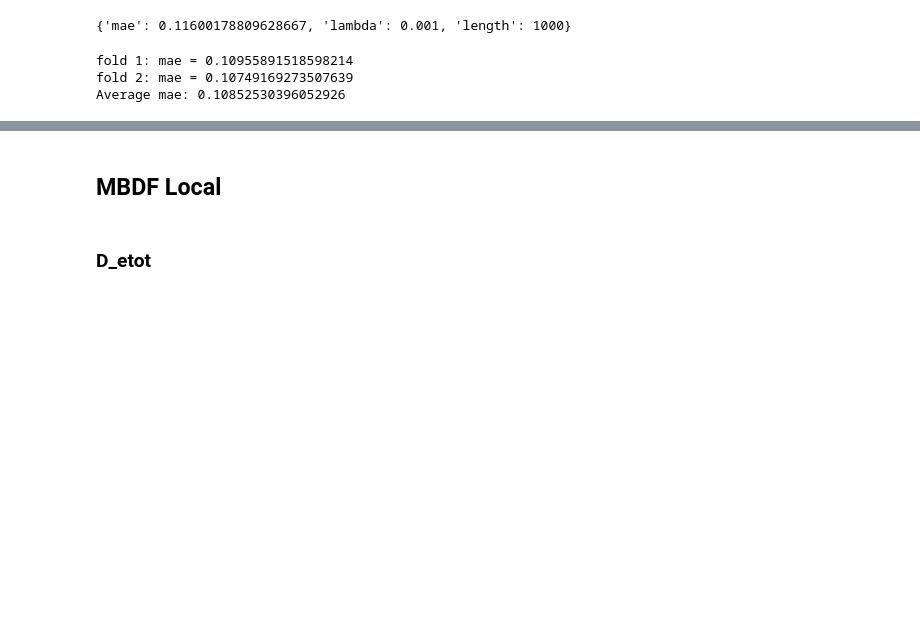
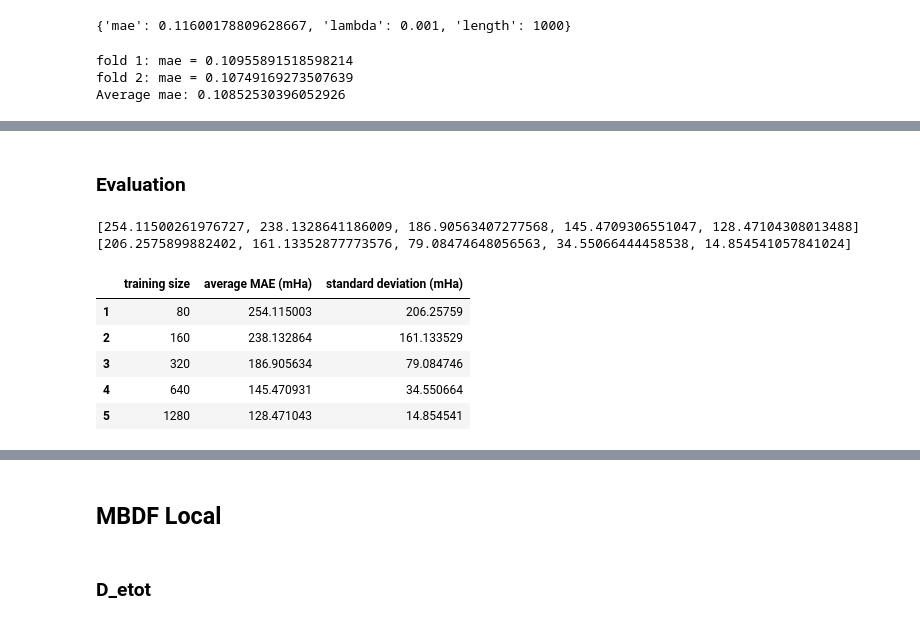
Before and after one commit to GabrielWu2004/Alchemical_Normal_Modes, a Jupyter notebook: [2]_ANM_with_coronene/main_code/baseline_model.ipynb, the cells around one changed output, grey strips where cells are left out. Drawn from its saved outputs; the diff is of its cells as text; code cells hidden in the pictures; blank space fills up the shorter version.

Commit message:
finalized some graphs for coronene and additional testing for atomization and electronic energy

```diff
--- a/[2]_ANM_with_coronene/main_code/baseline_model.ipynb
+++ b/[2]_ANM_with_coronene/main_code/baseline_model.ipynb
@@ -20,8 +20,9 @@ from helper_code.util import evaluate_performance_local_v2, evaluate_performance
 mbdf = np.genfromtxt("../data/coronene_training_data/MBDF.csv", delimiter=',').reshape((-1, 36, 6))
 df = np.genfromtxt("../data/coronene_training_data/DF.csv", delimiter=',')
 
-D_etot = pd.read_csv(f'../data/coronene_training_data/delta_total_energy.csv').to_numpy()
-DD_etot = pd.read_csv(f'../data/coronene_training_data/DD_e_tot.csv').to_numpy()
+D_e_tot = pd.read_csv(f'../data/coronene_training_data/D_e_tot.csv').to_numpy()
+D_e_elec = pd.read_csv(f'../data/coronene_training_data/D_e_elec.csv').to_numpy()
+D_e_atom = pd.read_csv(f'../data/coronene_training_data/D_e_atom.csv').to_numpy()
 # %%
 coronene_energy_raw_data = np.load("../data/coronene_raw_data/coronene_mutants_pbe_pcx2_corrected3.npz", allow_pickle=True)
 charges = coronene_energy_raw_data['charges']
@@ -156,0 +195,35 @@ Loss: 0.10852530396052926
+# %% [markdown]
+### Evaluation ###
+# %%
+X = df
+y = D_e_atom
+
+best_params = {'lambda': 1e-06, 'length': 1000}
+
+columns = ['training size', 'average MAE (mHa)', 'standard deviation (mHa)']
+model_performance = pd.DataFrame(columns=columns)
+
+training_size = [80, 160, 320, 640, 1280]
+num_trials = 5
+
+with warnings.catch_warnings():
+    for index, num_training_sample in enumerate(training_size):
+        warnings.filterwarnings("ignore")
+        index = index + 1
+        average_error, std_dev_error = evaluate_performance_global_v2(best_params, X, y, num_training_sample, num_trials)
+        model_performance.at[index, 'training size'] = num_training_sample
+        model_performance.at[index, 'average MAE (mHa)'] = average_error * 1000
+        model_performance.at[index, 'standard deviation (mHa)'] = std_dev_error * 1000
+
+print(model_performance['average MAE (mHa)'].tolist())
+print(model_performance['standard deviation (mHa)'].tolist())
+display(model_performance)
+# %% [output]
+[254.11500261976727, 238.1328641186009, 186.90563407277568, 145.4709306551047, 128.47104308013488]
+[206.2575899882402, 161.13352877773576, 79.08474648056563, 34.55066444458538, 14.854541057841024]
+|  | training size | average MAE (mHa) | standard deviation (mHa) |
+| 1 | 80 | 254.115003 | 206.25759 |
+| 2 | 160 | 238.132864 | 161.133529 |
+| 3 | 320 | 186.905634 | 79.084746 |
+| 4 | 640 | 145.470931 | 34.550664 |
+| 5 | 1280 | 128.471043 | 14.854541 |
```
Also changed, not shown: parts of 5 cells of this notebook, 7 other files.
